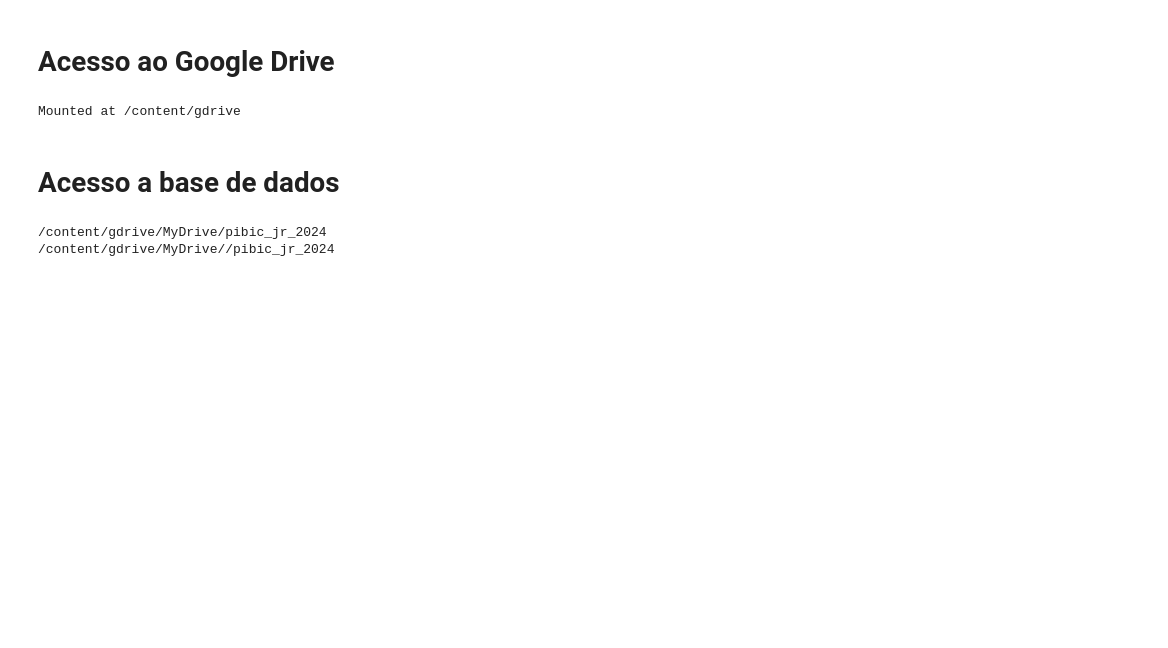
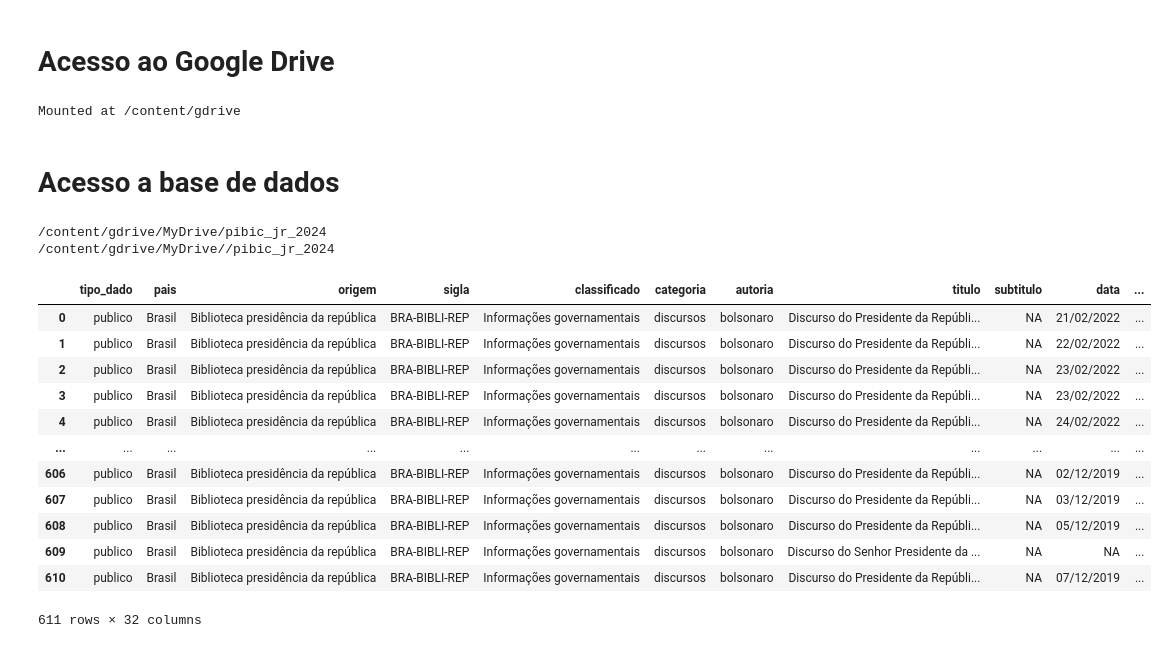
Before and after one commit to luanavitorino07/fundamentos, a Jupyter notebook: notebooks/fundamentos_luana.ipynb, the cells around one changed output. Drawn from its saved outputs; the diff is of its cells as text; code cells hidden in the pictures; blank space fills up the shorter version.

```diff
--- a/notebooks/fundamentos_luana.ipynb
+++ b/notebooks/fundamentos_luana.ipynb
@@ -23,3 +23,21 @@ caminho_completo = caminho_padrao + caminho_especifico
 # %% [output]
 /content/gdrive/MyDrive/pibic_jr_2024
 /content/gdrive/MyDrive//pibic_jr_2024
+# %%
+df_discursos = pd.read_json(f'{caminho_completo}/bd/BD_BRASIL_GOVFEDERAL_BIBLIOTECA_PRESIDENCIA-bolsonaro-discursos.json', orient='columns')
+df_discursos = pd.json_normalize(df_discursos['_default'])
+df_discursos
+# %% [output]
+|  | tipo_dado | pais | origem | sigla | classificado | categoria | autoria | titulo | subtitulo | data | ... |
+| 0 | publico | Brasil | Biblioteca presidência da república | BRA-BIBLI-REP | Informações governamentais | discursos | bolsonaro | Discurso do Presidente da Repúbli... | NA | 21/02/2022 | ... |
+| 1 | publico | Brasil | Biblioteca presidência da república | BRA-BIBLI-REP | Informações governamentais | discursos | bolsonaro | Discurso do Presidente da Repúbli... | NA | 22/02/2022 | ... |
+| 2 | publico | Brasil | Biblioteca presidência da república | BRA-BIBLI-REP | Informações governamentais | discursos | bolsonaro | Discurso do Presidente da Repúbli... | NA | 23/02/2022 | ... |
+| 3 | publico | Brasil | Biblioteca presidência da república | BRA-BIBLI-REP | Informações governamentais | discursos | bolsonaro | Discurso do Presidente da Repúbli... | NA | 23/02/2022 | ... |
+| 4 | publico | Brasil | Biblioteca presidência da república | BRA-BIBLI-REP | Informações governamentais | discursos | bolsonaro | Discurso do Presidente da Repúbli... | NA | 24/02/2022 | ... |
+| ... | ... | ... | ... | ... | ... | ... | ... | ... | ... | ... | ... |
+| 606 | publico | Brasil | Biblioteca presidência da república | BRA-BIBLI-REP | Informações governamentais | discursos | bolsonaro | Discurso do Presidente da Repúbli... | NA | 02/12/2019 | ... |
+| 607 | publico | Brasil | Biblioteca presidência da república | BRA-BIBLI-REP | Informações governamentais | discursos | bolsonaro | Discurso do Presidente da Repúbli... | NA | 03/12/2019 | ... |
+| 608 | publico | Brasil | Biblioteca presidência da república | BRA-BIBLI-REP | Informações governamentais | discursos | bolsonaro | Discurso do Presidente da Repúbli... | NA | 05/12/2019 | ... |
+| 609 | publico | Brasil | Biblioteca presidência da república | BRA-BIBLI-REP | Informações governamentais | discursos | bolsonaro | Discurso do Senhor Presidente da ... | NA | NA | ... |
+| 610 | publico | Brasil | Biblioteca presidência da república | BRA-BIBLI-REP | Informações governamentais | discursos | bolsonaro | Discurso do Presidente da Repúbli... | NA | 07/12/2019 | ... |
+611 rows × 32 columns
```
Also changed, not shown: parts of 10 cells of this notebook.
